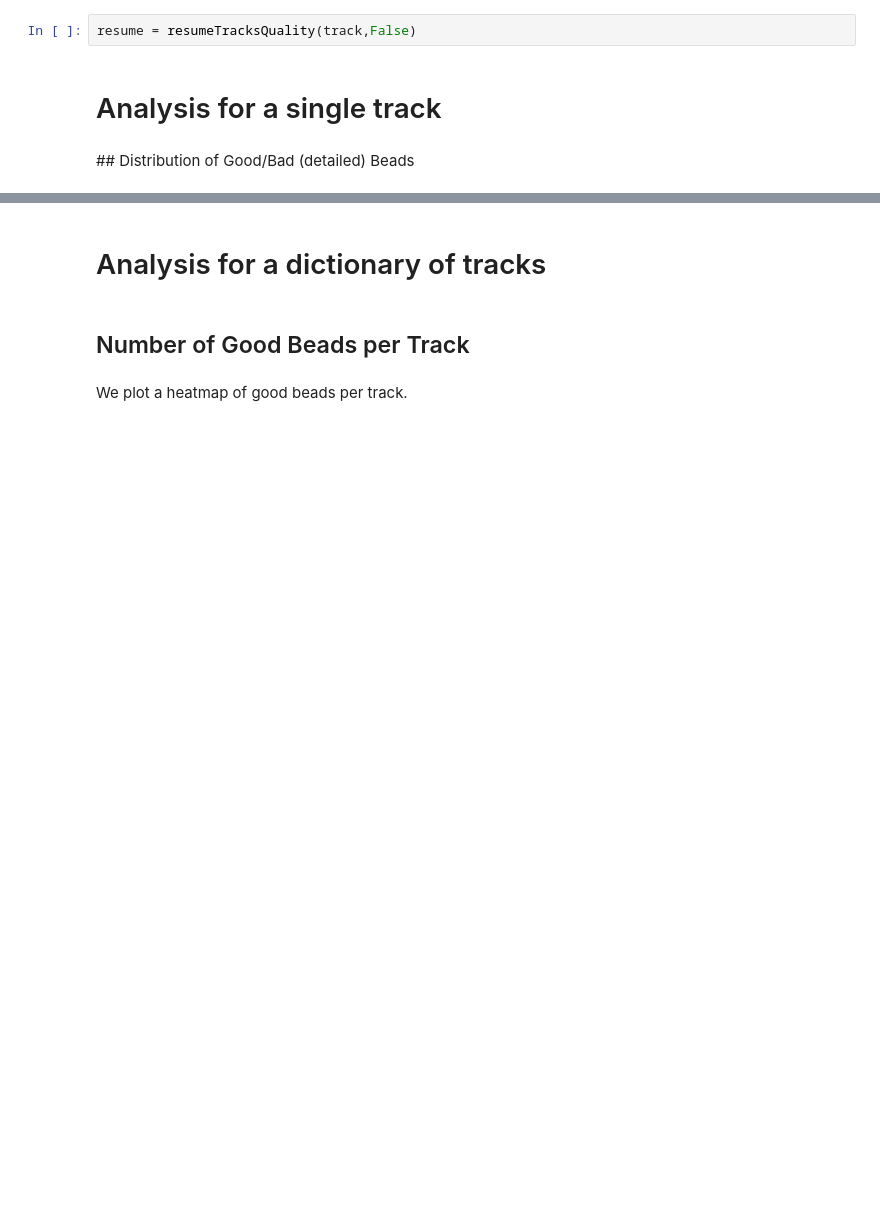
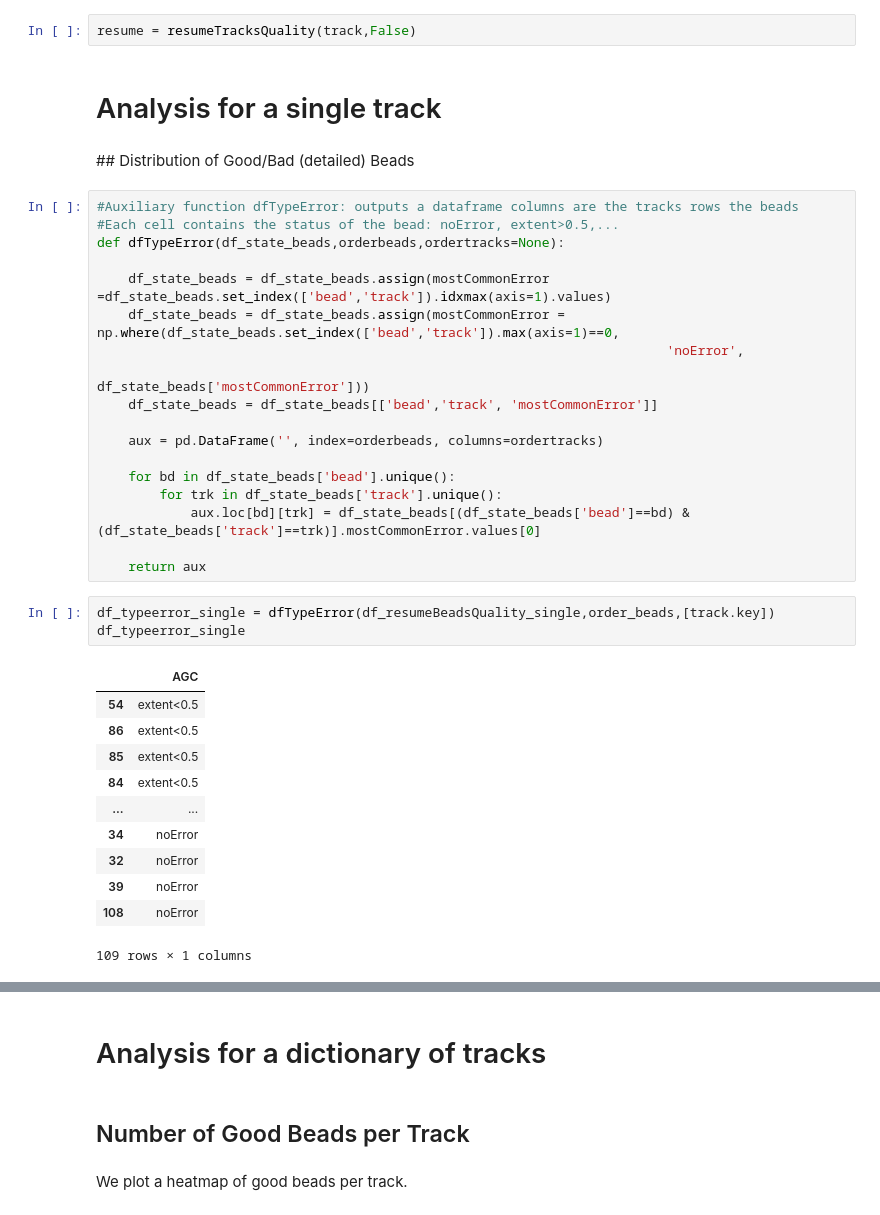
Before and after one commit to depixusgenome/trackanalysis, a Jupyter notebook: analyses/beadsquality.ipynb, the cells around one changed output, grey strips where cells are left out. Saved outputs shown, nothing was run; the diff lists cells and outputs as text; blank space fills up the shorter version.

```diff
--- a/analyses/beadsquality.ipynb
+++ b/analyses/beadsquality.ipynb
@@ -109,3 +109,36 @@ resume = resumeTracksQuality(track,False)
 # Analysis for a single track
 # %% [markdown]
 ## Distribution of Good/Bad (detailed) Beads
+# %%
+#Auxiliary function dfTypeError: outputs a dataframe columns are the tracks rows the beads
+#Each cell contains the status of the bead: noError, extent>0.5,...
+def dfTypeError(df_state_beads,orderbeads,ordertracks=None):
+
+    df_state_beads = df_state_beads.assign(mostCommonError =df_state_beads.set_index(['bead','track']).idxmax(axis=1).values)
+    df_state_beads = df_state_beads.assign(mostCommonError = np.where(df_state_beads.set_index(['bead','track']).max(axis=1)==0,
+                                                                         'noError',
+                                                                         df_state_beads['mostCommonError']))
+    df_state_beads = df_state_beads[['bead','track', 'mostCommonError']]
+
+    aux = pd.DataFrame('', index=orderbeads, columns=ordertracks)
+
+    for bd in df_state_beads['bead'].unique():
+        for trk in df_state_beads['track'].unique():
+            aux.loc[bd][trk] = df_state_beads[(df_state_beads['bead']==bd) & (df_state_beads['track']==trk)].mostCommonError.values[0]
+
+    return aux
+# %%
+df_typeerror_single = dfTypeError(df_resumeBeadsQuality_single,order_beads,[track.key])
+df_typeerror_single
+# %% [output]
+|  | AGC |
+| 54 | extent<0.5 |
+| 86 | extent<0.5 |
+| 85 | extent<0.5 |
+| 84 | extent<0.5 |
+| ... | ... |
+| 34 | noError |
+| 32 | noError |
+| 39 | noError |
+| 108 | noError |
+109 rows × 1 columns
```
Also changed, not shown: parts of 15 cells of this notebook.
